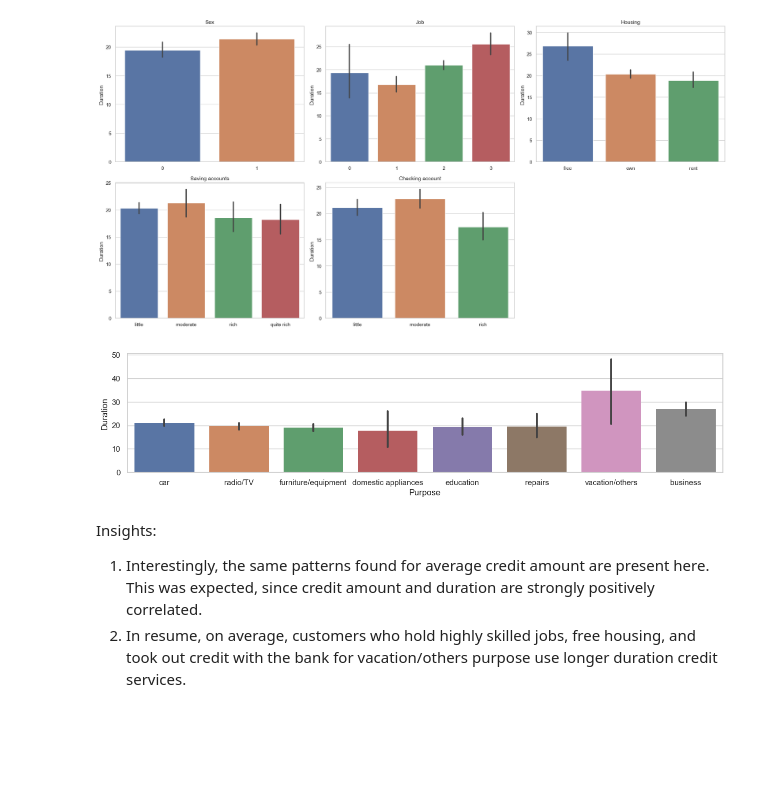
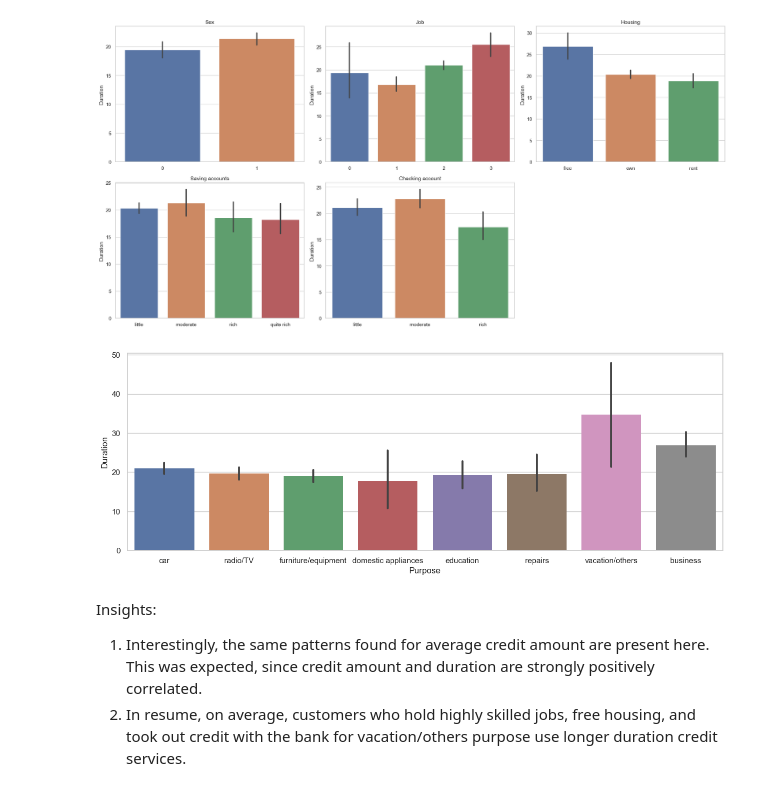
Before and after one commit to allmeidaapedro/Credit-Risk-Prediction-German-Bank, a Jupyter notebook: notebooks/1. EDA.ipynb, the cells around one changed output. Cells and saved outputs as stored; diff of their text form; code cells hidden in the pictures; blank space fills up the shorter version.

```diff
--- a/notebooks/1. EDA.ipynb
+++ b/notebooks/1. EDA.ipynb
@@ -447,11 +447,11 @@ sns_plots(data=train, features=countplot_barplot_features, barplot=True, barplot
 [figure]
 # %%
 # Plotting Purpose separately.
-plt.figure(figsize=(15, 3))
+plt.figure(figsize=(15, 5))
 sns.barplot(data=train, x='Purpose', y='Duration', linewidth=0)
 plt.show()
 # %% [output]
-[figure, old version]
+[figure, new version]
 # %% [markdown]
 Insights:
 1. Interestingly, the same patterns found for average credit amount are present here. This was expected, since credit amount and duration are strongly positively correlated.
```
Also changed, not shown: parts of 4 cells of this notebook, 2 other files.
